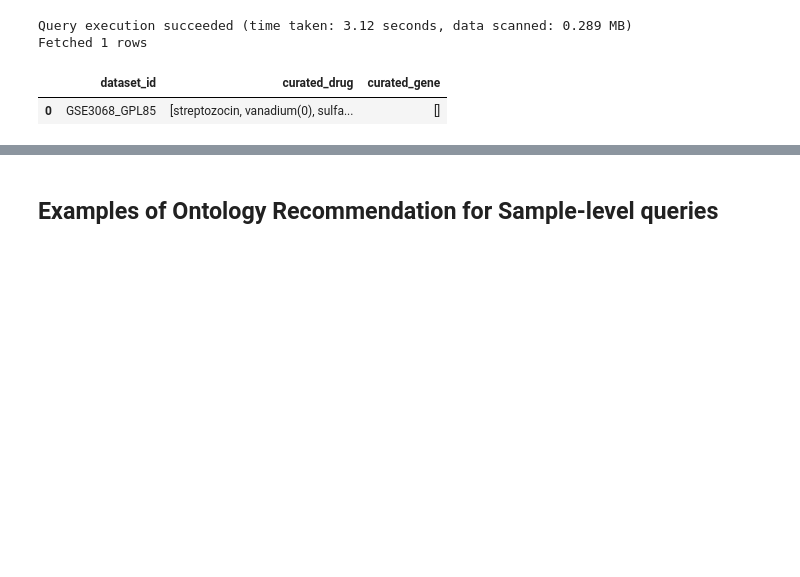
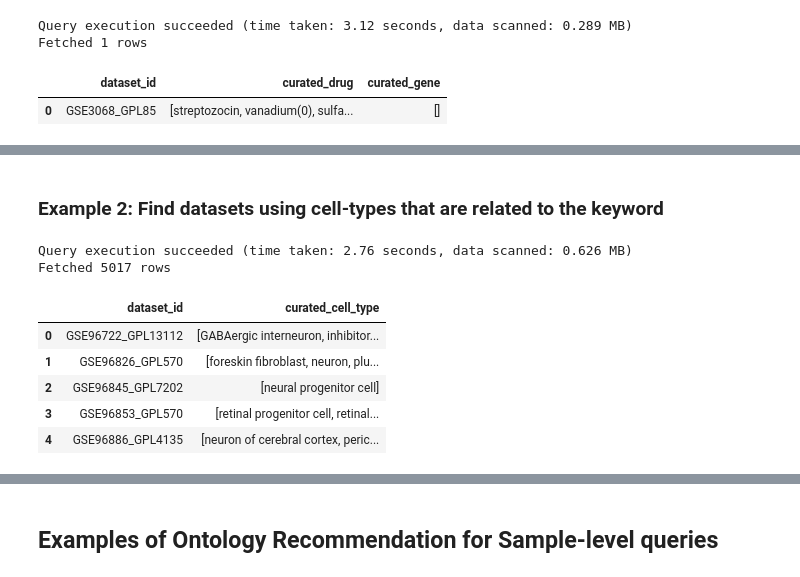
Before and after one commit to ElucidataInc/polly-python, a Jupyter notebook: Discover/ontology_driven_recommendation.ipynb, the cells around one changed output, grey strips where cells are left out. Drawn from its saved outputs; the diff is of its cells as text; code cells hidden in the pictures; blank space fills up the shorter version.

```diff
--- a/Discover/ontology_driven_recommendation.ipynb
+++ b/Discover/ontology_driven_recommendation.ipynb
@@ -264,0 +304,16 @@ Fetched 1 rows
+# %% [markdown]
+### Example 2: Find datasets using cell-types that are related to the keyword
+# %%
+sql_query = """SELECT dataset_id, curated_cell_type FROM geo.datasets
+    WHERE CONTAINS(curated_cell_type, recommend('curated_cell_type', 'neuron', 'related'))"""
+result = omixatlas.query_metadata(sql_query)
+result.head()
+# %% [output]
+Query execution succeeded (time taken: 2.76 seconds, data scanned: 0.626 MB)
+Fetched 5017 rows
+|  | dataset_id | curated_cell_type |
+| 0 | GSE96722_GPL13112 | [GABAergic interneuron, inhibitor... |
+| 1 | GSE96826_GPL570 | [foreskin fibroblast, neuron, plu... |
+| 2 | GSE96845_GPL7202 | [neural progenitor cell] |
+| 3 | GSE96853_GPL570 | [retinal progenitor cell, retinal... |
+| 4 | GSE96886_GPL4135 | [neuron of cerebral cortex, peric... |
```
Also changed, not shown: parts of 17 cells of this notebook.
